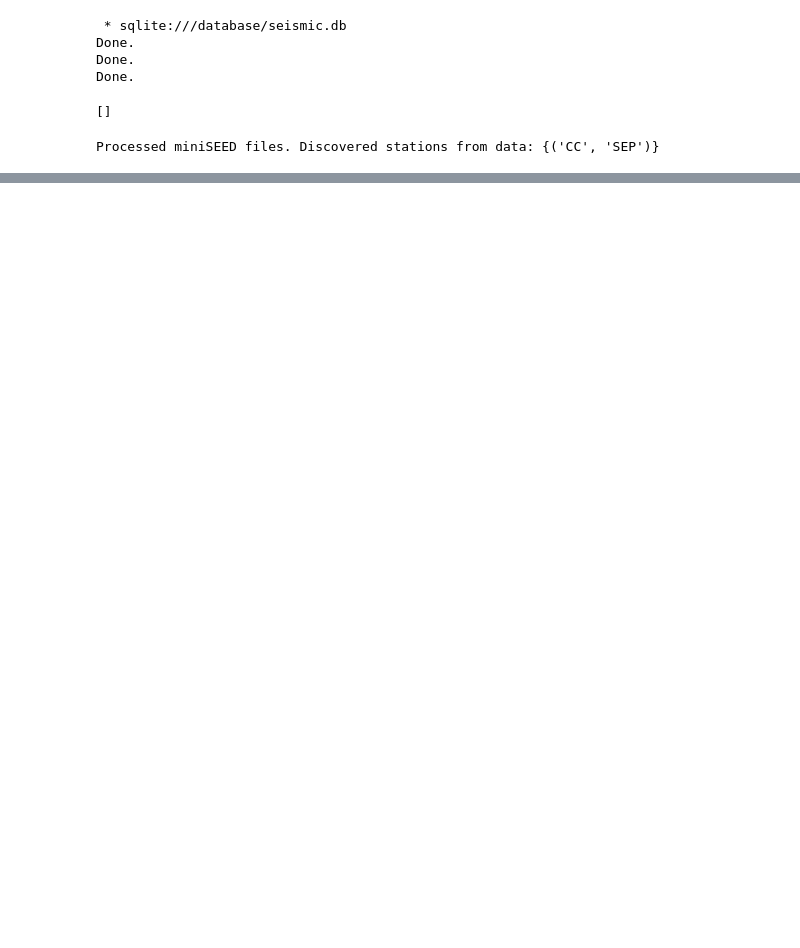
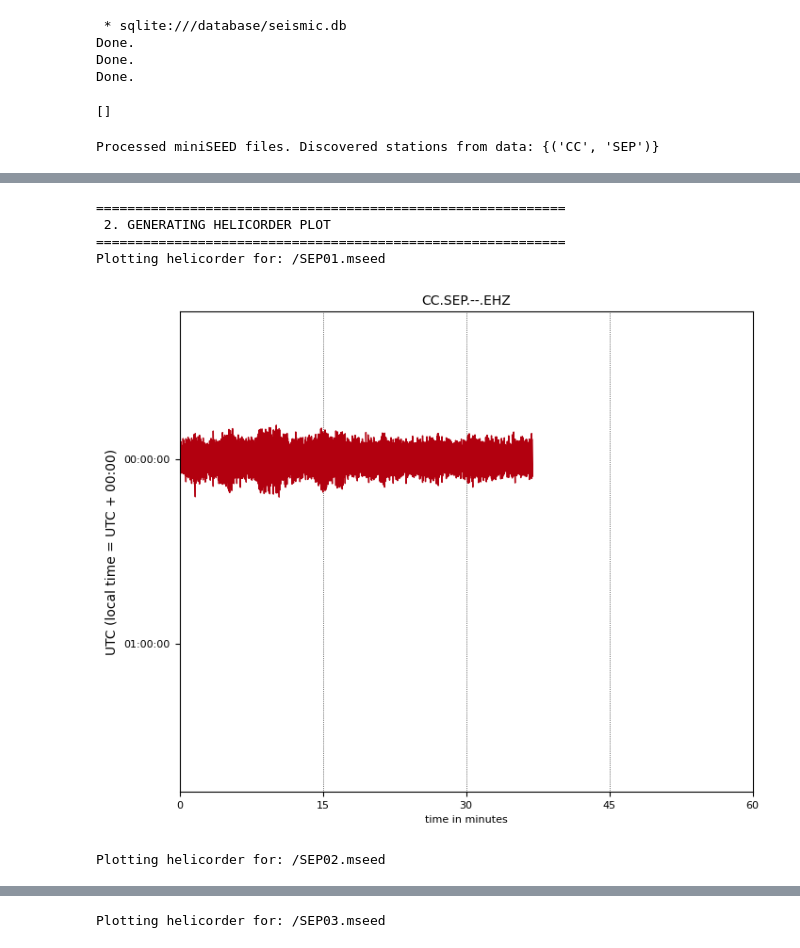
Before and after one commit to Elliotn46/27-13001506-DE-JS-Assesment, a Jupyter notebook: seismic_analysis.ipynb, the cells around one changed output, grey strips where cells are left out. Drawn from its saved outputs; the diff is of its cells as text; code cells hidden in the pictures; blank space fills up the shorter version.

```diff
--- a/seismic_analysis.ipynb
+++ b/seismic_analysis.ipynb
@@ -177,0 +215,24 @@ print("✅ Database successfully populated with your schema!")
+# %%
+print("\n" + "=" * 60)
+print(" 2. GENERATING HELICORDER PLOT")
+print("=" * 60)
+
+mseed_files = ["/SEP01.mseed", "/SEP02.mseed", "/SEP03.mseed"]
+
+for file_path in mseed_files:
+  if os.path.exists(file_path):
+      st = obspy.read(file_path)
+      print(f"Plotting helicorder for: {file_path}")
+
+      # ObsPy built-in dayplot creates a classic stacked helicorder view
+      fig = st[0].plot(type="dayplot", interval=60, right_stream_id=True, show=True)
+      plt.show()
+  else:
+      print(f"⚠️ Warning: {file_path} not found for helicorder plotting.")
+# %% [output]
+============================================================
+ 2. GENERATING HELICORDER PLOT
+============================================================
+Plotting helicorder for: /SEP01.mseed
+[figure, added]
+Plotting helicorder for: /SEP02.mseed
@@ -177,0 +240 @@ print("✅ Database successfully populated with your schema!")
+Plotting helicorder for: /SEP03.mseed
```
Also changed, not shown: parts of 5 cells of this notebook.
